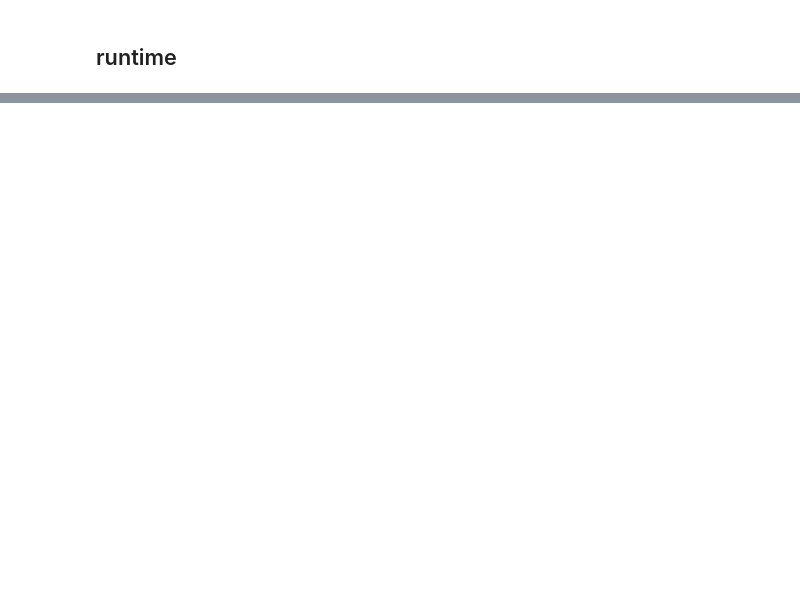
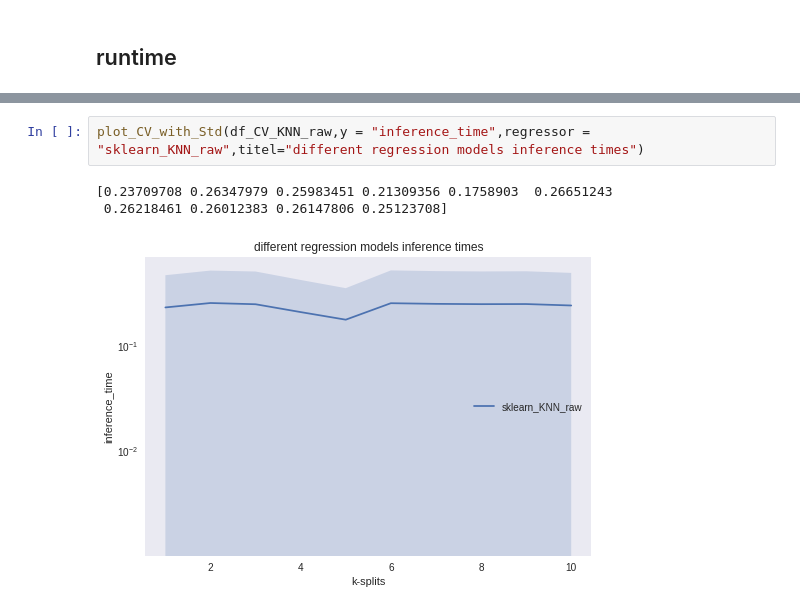
Before and after one commit to hitimr/ML_2020, a Jupyter notebook: Ex2/Metro/runtime_analysis.ipynb, the cells around one changed output, grey strips where cells are left out. Cells and saved outputs as stored; diff of their text form; blank space fills up the shorter version.

```diff
--- a/Ex2/Metro/runtime_analysis.ipynb
+++ b/Ex2/Metro/runtime_analysis.ipynb
@@ -170,0 +185,6 @@ plt.savefig("out/runtimes/diff_inferencetimes")
+# %%
+plot_CV_with_Std(df_CV_KNN_raw,y = "inference_time",regressor = "sklearn_KNN_raw",titel="different regression models inference times")
+# %% [output]
+[0.23709708 0.26347979 0.25983451 0.21309356 0.1758903  0.26651243
+ 0.26218461 0.26012383 0.26147806 0.25123708]
+[figure, added]
```
Also changed, not shown: parts of 10 cells of this notebook, 24 other files.
